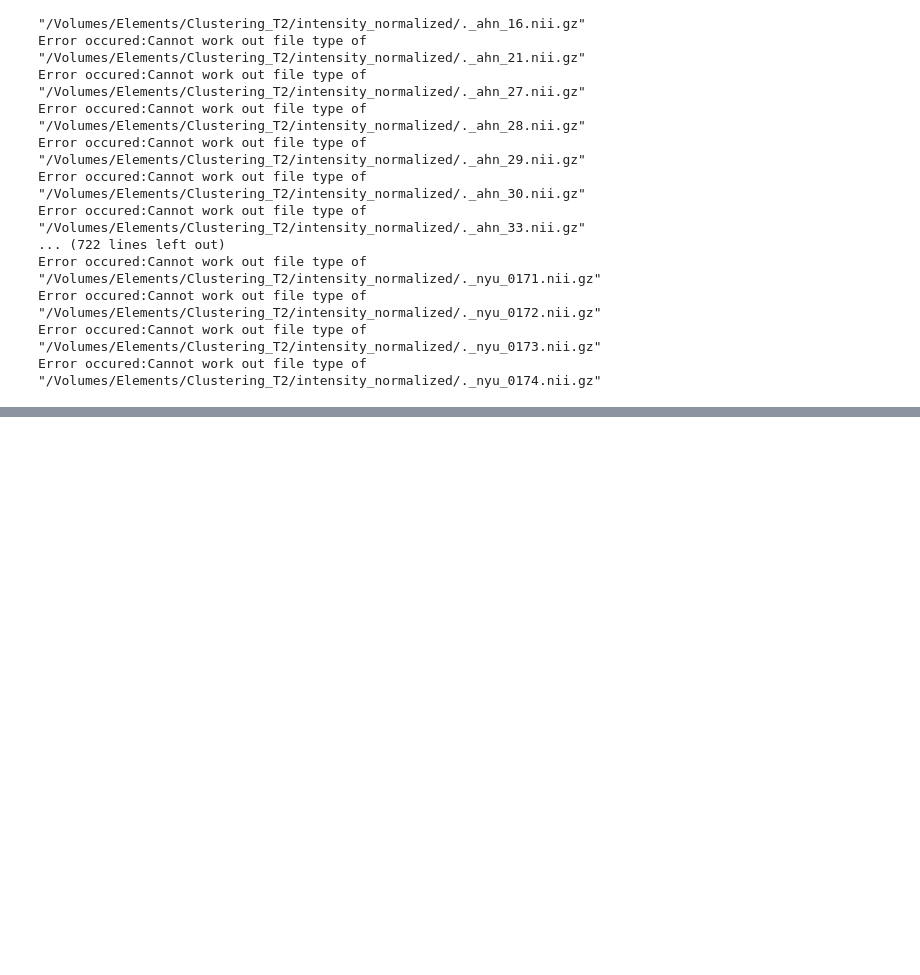
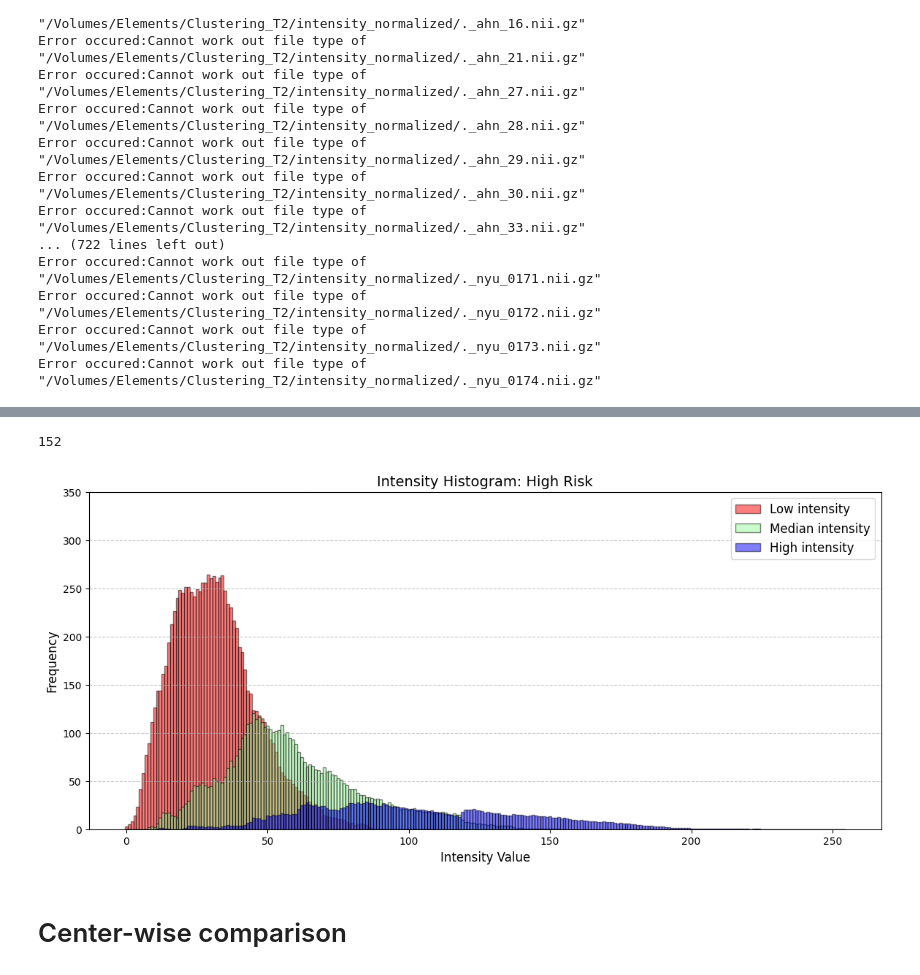
Before and after one commit to Zilian4/Pancreas-intensity-clustering, a Jupyter notebook: voxel intensity analysis.ipynb, the cells around one changed output, grey strips where cells are left out. Drawn from its saved outputs; the diff is of its cells as text; code cells hidden in the pictures; blank space fills up the shorter version.

```diff
--- a/voxel intensity analysis.ipynb
+++ b/voxel intensity analysis.ipynb
@@ -63,0 +153,8 @@ Error occured:Cannot work out file type of "/Volumes/Elements/Clustering_T2/inte
+# %%
+avg_1,avg_2,avg_3= get_avg_cluster_hist(lowercase_dict,sub_list=list(high_grade['name']))
+plot_clusters(avg_1,avg_2,avg_3,title='High Risk')
+# %% [output]
+152
+[figure, added]
+# %% [markdown]
+# Center-wise comparison
```
Also changed, not shown: parts of 27 cells of this notebook, 10 other files.
